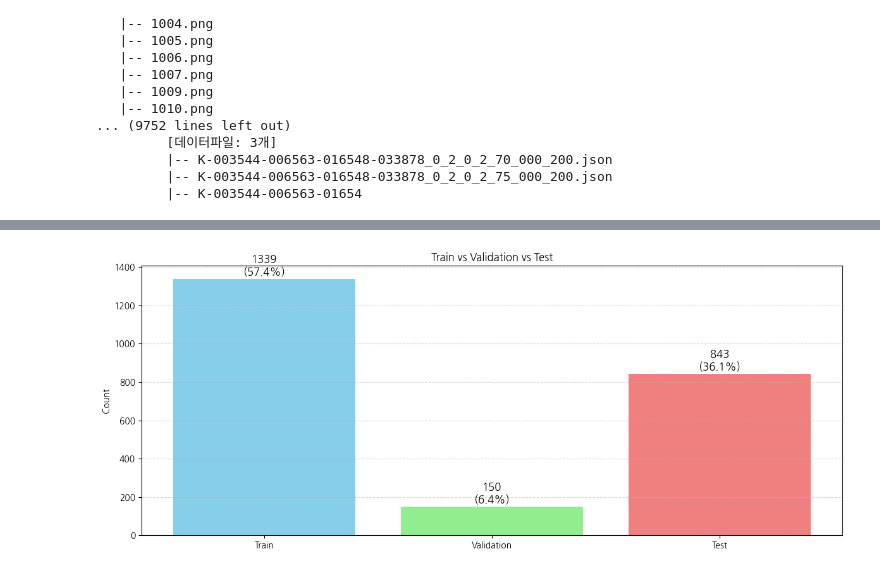
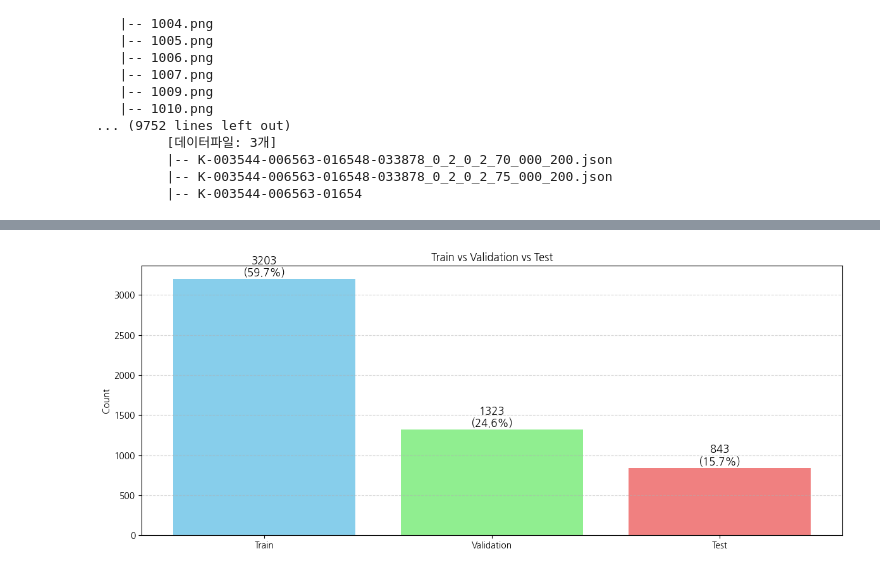
Before and after one commit to cmustard7/codeit_ai_health_eat, a Jupyter notebook: scripts/김명환/경구약제_이미지_데이터.ipynb, the cells around one changed output, grey strips where cells are left out. Drawn from its saved outputs; the diff is of its cells as text; code cells hidden in the pictures.

```diff
--- a/scripts/김명환/경구약제_이미지_데이터.ipynb
+++ b/scripts/김명환/경구약제_이미지_데이터.ipynb
@@ -426,0 +263,3 @@ df[df['Train'] == False].head_att(3)
+# %%
+df_files = df_filename_list(kaggle_unzip_path)
+print(df_files.isna().sum())
@@ -426,0 +277,3 @@ df[df['Train'] == False].head_att(3)
+# %%
+df_files.sort_values(by='filename',inplace=True)
+df_files_sort = df_files
@@ -711,0 +1018,23 @@ Validation의 drug_N 유니크 갯수: 73
+# %%
+# df를 class_id의 개수 별로 정렬하고
+# Train = False이고 Test = False 이면 Validation 로 하자
+# Test = True 이면 Test 로 하자
+# Validation을 Train에서 램덤하게 0.3 정도 Train=False 로 하자
+df = df_train_test.copy()
+
+# 1. class_id별로 정렬
+df.sort_values('class_id', inplace=True)
+
+# 2. Validation 셋 지정 (Train=True & Test=False 중에서 class별로 30% 랜덤 선택)
+for class_id in df['class_id'].unique():
+    idxs = df[(df['class_id'] == class_id) & (df['Train'] == True) & (df['Test'] == False)].index
+    n_val = max(1, int(len(idxs) * 0.3)) if len(idxs) > 0 else 0
+    if n_val > 0:
+        val_idxs = np.random.choice(idxs, n_val, replace=False)
+        df.loc[val_idxs, 'Train'] = False  # Validation으로 변경
+
+# 3. set_type 컬럼 지정
+df['set_type'] = np.where(df['Test'] == True, 'Test',
+                  np.where(df['Train'] == True, 'Train', 'Validation'))
+
+df_train_val_test = df.copy()
@@ -712,39 +1136,38 @@ Validation의 drug_N 유니크 갯수: 73
 # %%
-def plot_train_mixing_one(df):
+def plot_train_val_test(df):
     import matplotlib.pyplot as plt
 
     counts = {
         'Train': df['Train'].sum(),
         'Validation': (len(df) - df['Test'].sum()) - df['Train'].sum(),
         'Test': df['Test'].sum(),
-        'mixing': df['mixing'].sum(),
-        'one': df['one'].sum()
     }
 
     total = counts['Train'] + counts['Validation'] + counts['Test']
     labels = ['Train', 'Validation', 'Test']
     values = [counts['Train'], counts['Validation'], counts['Test']]
     colors = ['skyblue', 'lightgreen', 'lightcoral']
 
     plt.figure(figsize=(12, 5))
     bars = plt.bar(labels, values, color=colors)
 
     # 막대 위에 개수 및 % 표시
     for bar, value in zip(bars, values):
         percent = value / total * 100 if total > 0 else 0
         plt.text(bar.get_x() + bar.get_width()/2, bar.get_height() + 10,
                  f'{value}\n({percent:.1f}%)',
                  ha='center', va='bottom', fontsize=12, fontweight='bold')
 
     plt.title('Train vs Validation vs Test')
     plt.ylabel('Count')
     plt.grid(axis='y', linestyle='--', alpha=0.5)
     plt.tight_layout()
     plt.show()
 
-plot_train_mixing_one(df)
+df = df_train_val_test.copy()
+plot_train_val_test(df)
 # %% [output]
-[figure, old version]
+[figure, new version]
 # %%
 def plot_train_class_distribution(df):
     import matplotlib.pyplot as plt
```
Also changed, not shown: parts of 51 cells of this notebook.
